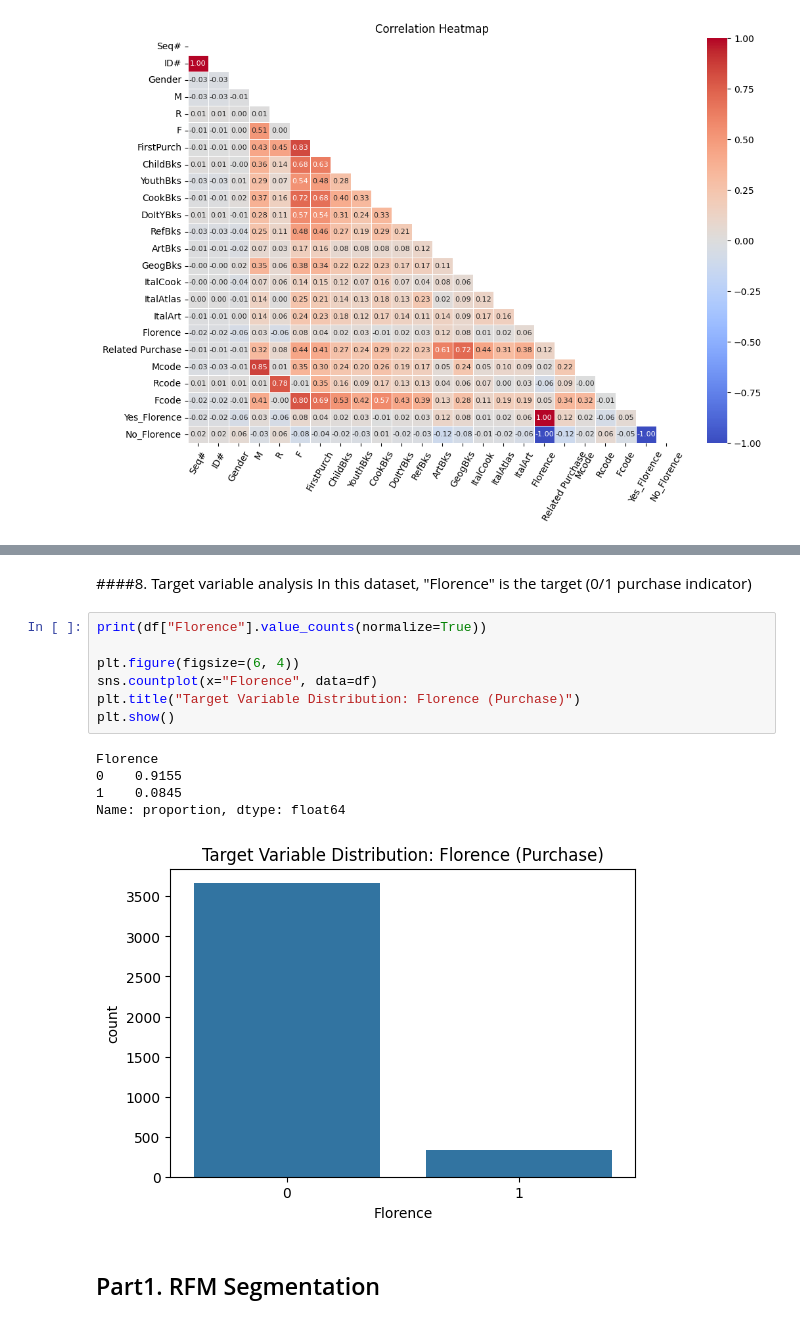
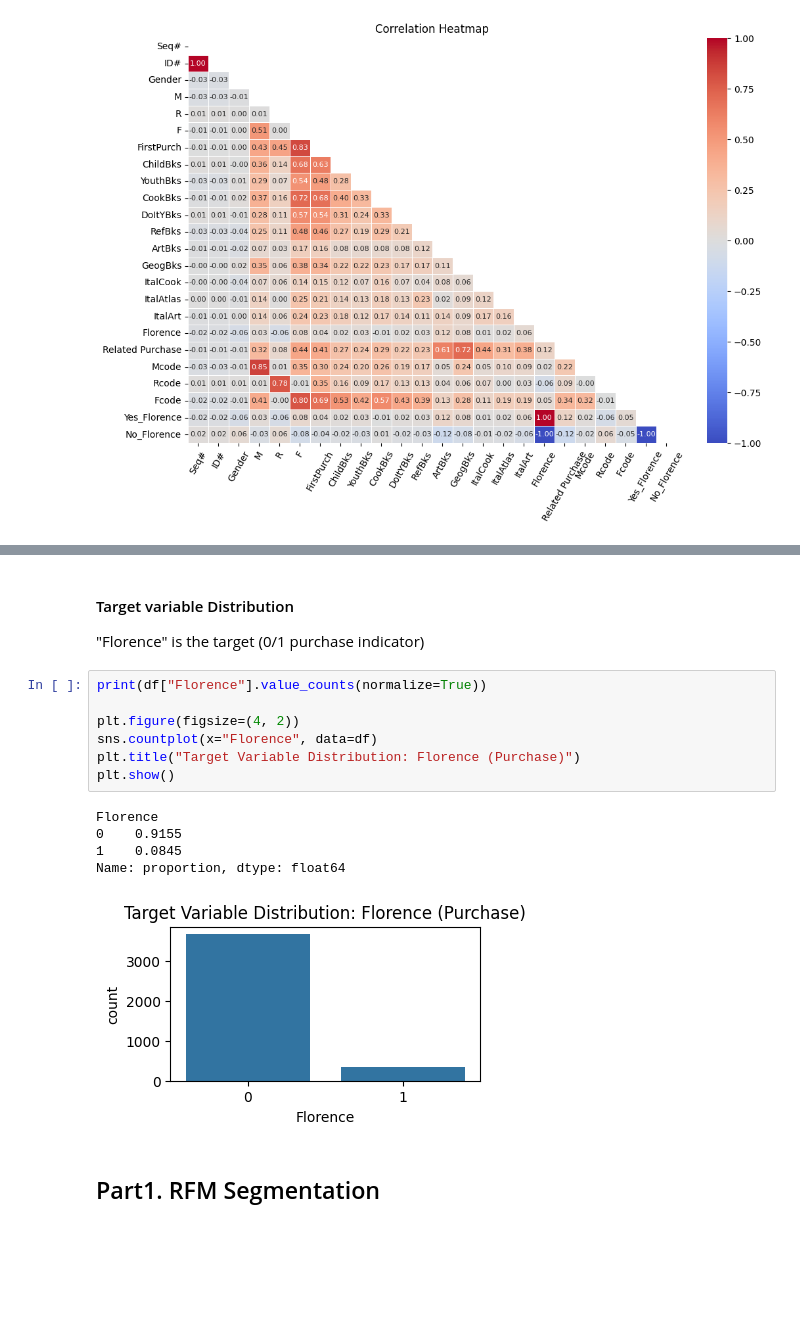
Before and after one commit to xuany823/ADS505, a Jupyter notebook: Module1/Assignment1.1.ipynb, the cells around one changed output, grey strips where cells are left out. Drawn from its saved outputs; the diff is of its cells as text; blank space fills up the shorter version.

```diff
--- a/Module1/Assignment1.1.ipynb
+++ b/Module1/Assignment1.1.ipynb
@@ -148,19 +132,19 @@ dtype: float64
 # %% [markdown]
-####8. Target variable analysis
-In this dataset, "Florence" is the target (0/1 purchase indicator)
+#### Target variable Distribution
+"Florence" is the target (0/1 purchase indicator)
 # %%
 print(df["Florence"].value_counts(normalize=True))
 
-plt.figure(figsize=(6, 4))
+plt.figure(figsize=(4, 2))
 sns.countplot(x="Florence", data=df)
 plt.title("Target Variable Distribution: Florence (Purchase)")
 plt.show()
 # %% [output]
 Florence
 0    0.9155
 1    0.0845
 Name: proportion, dtype: float64
-[figure, old version]
+[figure, new version]
 # %% [markdown]
 ## Part1. RFM Segmentation
 # %% [markdown]
```
Also changed, not shown: parts of 20 cells of this notebook.
